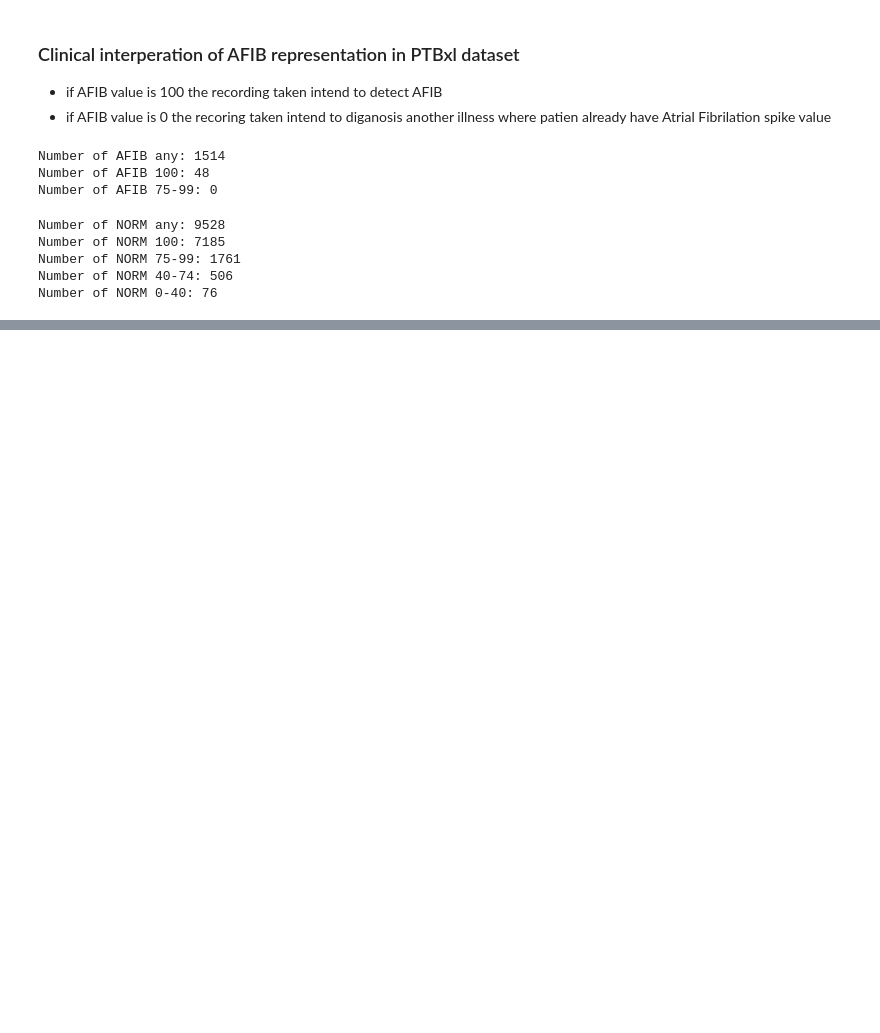
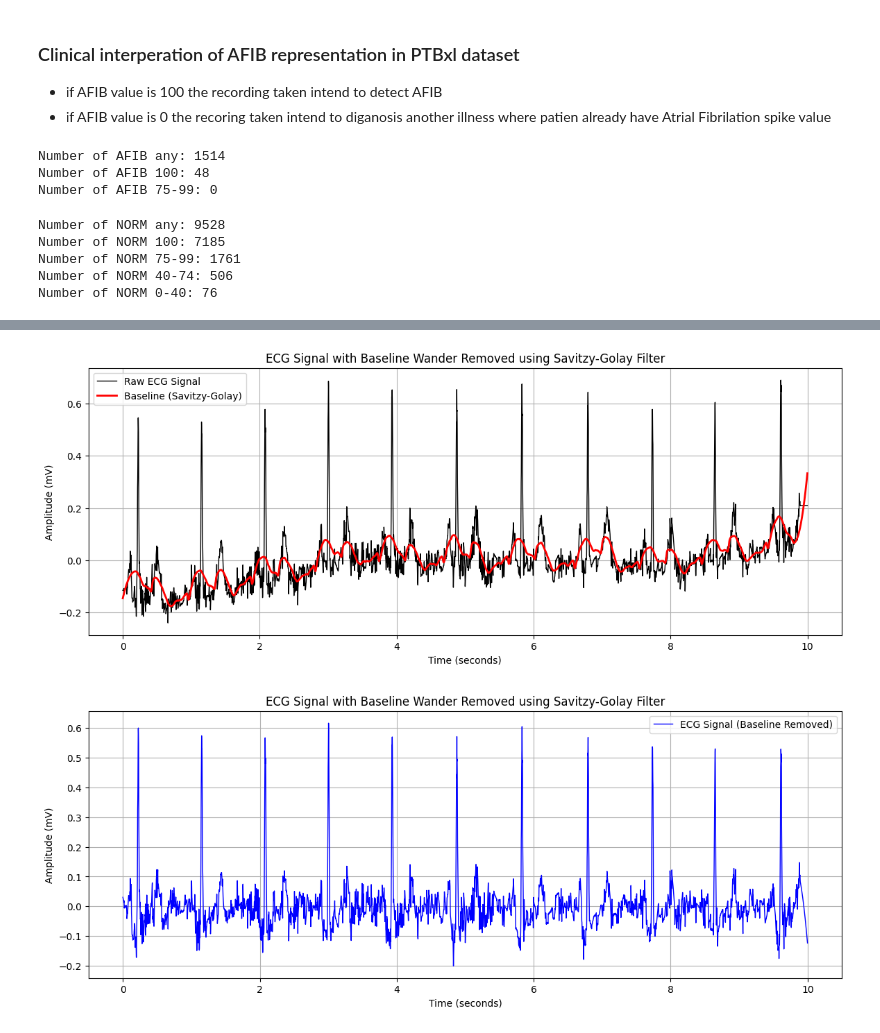
Before and after one commit to vlbthambawita/AF_detection_vs_freq, a Jupyter notebook: LSTM/LSTM_learning_intermidate_model.ipynb, the cells around one changed output, grey strips where cells are left out. Drawn from its saved outputs; the diff is of its cells as text; code cells hidden in the pictures; blank space fills up the shorter version.

```diff
--- a/LSTM/LSTM_learning_intermidate_model.ipynb
+++ b/LSTM/LSTM_learning_intermidate_model.ipynb
@@ -142,3 +191,16 @@ Number of NORM 100: 7185
 Number of NORM 75-99: 1761
 Number of NORM 40-74: 506
 Number of NORM 0-40: 76
+# %%
+def build_ecg_index(root="../data/records500", suffix="_hr"):
+    index = {}
+    for p in Path(root).rglob(f"*{suffix}.hea"):
+        ecg_id = int(p.stem.replace(suffix, ""))
+        index[ecg_id] = str(p.with_suffix(""))
+    return index
+
+ECG_INDEX = build_ecg_index()
+
+def load_ecg_fast(ecg_id):
+    record = wfdb.rdrecord(ECG_INDEX[ecg_id])
+    return record.p_signal
@@ -144,0 +278,37 @@ Number of NORM 0-40: 76
+# %%
+# ------------------------------------------
+# Plotting raw ECG signal and baseline with Savitzy-Golay filter
+# ------------------------------------------
+#152 AF
+record = wfdb.rdrecord(ECG_INDEX[1])
+fs = record.fs
+ecg_raw = record.p_signal[:,0]
+windows_length = int(0.4 * fs) | 1
+if windows_length % 2 == 0:
+    windows_length += 1
+baseline = savitzy_golay(ecg_raw, windows_length, 2)
+ecg_clean = ecg_raw - baseline
+
+t = np.arange(len(ecg_raw)) / fs
+
+plt.figure(figsize=(14, 5))
+plt.plot(t, ecg_raw, color="black", linewidth=1, label="Raw ECG Signal")
+plt.plot(t, baseline, color="red", linewidth=2, label="Baseline (Savitzy-Golay)")
+plt.xlabel("Time (seconds)")
+plt.ylabel("Amplitude (mV)")
+plt.title("ECG Signal with Baseline Wander Removed using Savitzy-Golay Filter")
+plt.legend()
+plt.grid(True)
+plt.figure(figsize=(14, 5))
+plt.plot(t, ecg_clean, color="blue", linewidth=1, label="ECG Signal (Baseline Removed)")
+
+
+plt.xlabel("Time (seconds)")
+plt.ylabel("Amplitude (mV)")
+plt.title("ECG Signal with Baseline Wander Removed using Savitzy-Golay Filter")
+plt.legend()
+plt.grid(True)
+plt.show()
+# %% [output]
+[figure, added]
+[figure, added]
```
Also changed, not shown: parts of 5 cells of this notebook.
